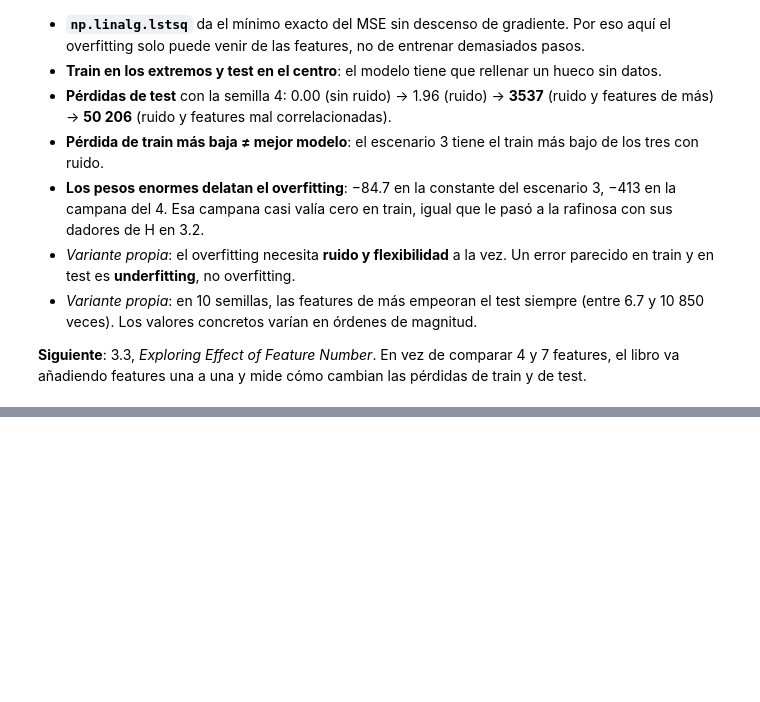
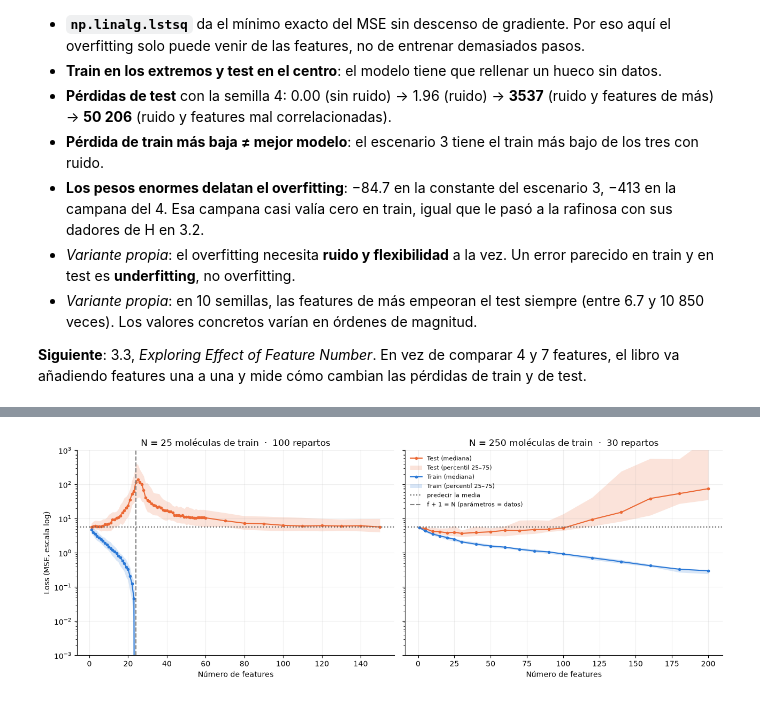
Before and after one commit to alexhrehoret/dmol-study-notes, a Jupyter notebook: notebooks/03_regresion.ipynb, the cells around one changed output, grey strips where cells are left out. Cells and saved outputs as stored; diff of their text form; code cells hidden in the pictures; blank space fills up the shorter version.

Commit message:
Capitulo 3: 3.3 efecto del numero de features (libro + variante RDKit)
Co-Authored-By: Claude Opus 5 <noreply@anthropic.com>

```diff
--- a/notebooks/03_regresion.ipynb
+++ b/notebooks/03_regresion.ipynb
@@ -1228,0 +1516,16 @@ añadiendo features una a una y mide cómo cambian las pérdidas de train y de t
+# %%
+X_todo = soldata[feature_names].values
+print("rango de los 17 descriptores (9982 moléculas):", np.linalg.matrix_rank(X_todo))
+
+# ¿qué combinación exacta sobra?
+anillos = soldata["NumAromaticRings"] + soldata["NumAliphaticRings"]
+print("máx |RingCount - (NumAromaticRings + NumAliphaticRings)|:",
+      (soldata["RingCount"] - anillos).abs().max())
+print("NumSaturatedRings <= NumAliphaticRings en todas:",
+      bool((soldata["NumSaturatedRings"] <= soldata["NumAliphaticRings"]).all()))
+
+X25 = soldata.sample(25, random_state=4)[feature_names].values
+print()
+for f in [5, 10, 15, 16, 17, 20, 30, 45]:
+    F = rng_33.normal(size=(17, f))
+    print(f"f = {f:2d}  ->  X·F tiene forma {(X25 @ F).shape} y rango {np.linalg.matrix_rank(X25 @ F)}")
@@ -1228,0 +1685,65 @@ añadiendo features una a una y mide cómo cambian las pérdidas de train y de t
+# %%
+def experimento_rdkit(n_train, tamanos, n_repartos, seed=4):
+    # Devuelve un array (n_repartos, len(tamanos), 3): loss test, loss train y norma de los pesos
+    rng = np.random.default_rng(seed)
+    salida = np.empty((n_repartos, len(tamanos), 3))
+    for k in range(n_repartos):
+        idx = rng.choice(len(X_rd), 2 * n_train, replace=False)
+        xtr, xte = X_rd[idx[:n_train]], X_rd[idx[n_train:]]
+        ytr, yte = y_rd[idx[:n_train]], y_rd[idx[n_train:]]
+        varian = xtr.std(axis=0) > 0
+        xtr, xte = xtr[:, varian], xte[:, varian]
+        media, desv = xtr.mean(axis=0), xtr.std(axis=0)
+        ztr, zte = (xtr - media) / desv, (xte - media) / desv
+        orden = rng.permutation(ztr.shape[1])
+        for j, f in enumerate(tamanos):
+            A = np.column_stack([np.ones(n_train), ztr[:, orden[:f]]])
+            B = np.column_stack([np.ones(n_train), zte[:, orden[:f]]])
+            wr, *_ = np.linalg.lstsq(A, ytr)
+            salida[k, j] = (np.mean((yte - B @ wr) ** 2), np.mean((ytr - A @ wr) ** 2),
+                            np.linalg.norm(wr[1:]))
+    return salida
+
+
+tamanos_25 = list(range(1, 61)) + list(range(70, 151, 10))
+tamanos_250 = [1, 5, 10, 15, 20, 25, 30, 40, 50, 60, 70, 80, 90, 100, 120, 140, 160, 180, 200]
+res_25 = experimento_rdkit(25, tamanos_25, 100)
+res_250 = experimento_rdkit(250, tamanos_250, 30)
+
+fig, axes = plt.subplots(1, 2, figsize=(13, 4.8), sharey=True)
+for ax, res, tam, n in [(axes[0], res_25, tamanos_25, 25), (axes[1], res_250, tamanos_250, 250)]:
+    for col, nombre, color in [(0, "Test", "#eb6834"), (1, "Train", "#2a78d6")]:
+        ax.plot(tam, np.median(res[:, :, col], axis=0), "o-", color=color, markersize=3,
+                label=f"{nombre} (mediana)")
+        ax.fill_between(tam, np.percentile(res[:, :, col], 25, axis=0),
+                        np.percentile(res[:, :, col], 75, axis=0), color=color, alpha=0.18,
+                        linewidth=0, label=f"{nombre} (percentil 25–75)")
+    ax.axhline(np.var(y_rd), color="0.35", linestyle=":", label="predecir la media")
+    if n <= max(tam):
+        ax.axvline(n - 1, color="0.5", linestyle="--", label="f + 1 = N (parámetros = datos)")
+    ax.set_yscale("log")
+    ax.set_ylim(1e-3, 1e3)
+    ax.set_xlabel("Número de features")
+    ax.set_title(f"N = {n} moléculas de train  ·  {res.shape[0]} repartos")
+    ax.grid(alpha=0.2)
+    for sp in ("top", "right"):
+        ax.spines[sp].set_visible(False)
+axes[0].set_ylabel("Loss (MSE, escala log)")
+handles, labels = axes[0].get_legend_handles_labels()
+axes[1].legend(handles, labels, frameon=False, fontsize=8, loc="upper left")
+fig.tight_layout()
+fig.savefig("../figuras/03_nfeatures_rdkit.png", dpi=150)
+plt.show()
+
+print(f"varianza de la solubilidad (MSE de predecir la media): {np.var(y_rd):.2f}\n")
+for nombre, res, tam in [("N = 25", res_25, tamanos_25), ("N = 250", res_250, tamanos_250)]:
+    t = pd.DataFrame({"test mediana": np.median(res[:, :, 0], axis=0),
+                      "test media": res[:, :, 0].mean(axis=0),
+                      "train mediana": np.median(res[:, :, 1], axis=0),
+                      "norma pesos mediana": np.median(res[:, :, 2], axis=0)}, index=tam)
+    t.index.name = "features"
+    print(nombre)
+    print(t.T.round(2).to_string(float_format=lambda v: f"{v:.3g}"))
+    print()
+# %% [output]
+[figure, added]
```
Also changed, not shown: parts of 25 cells of this notebook, 1 other file.
